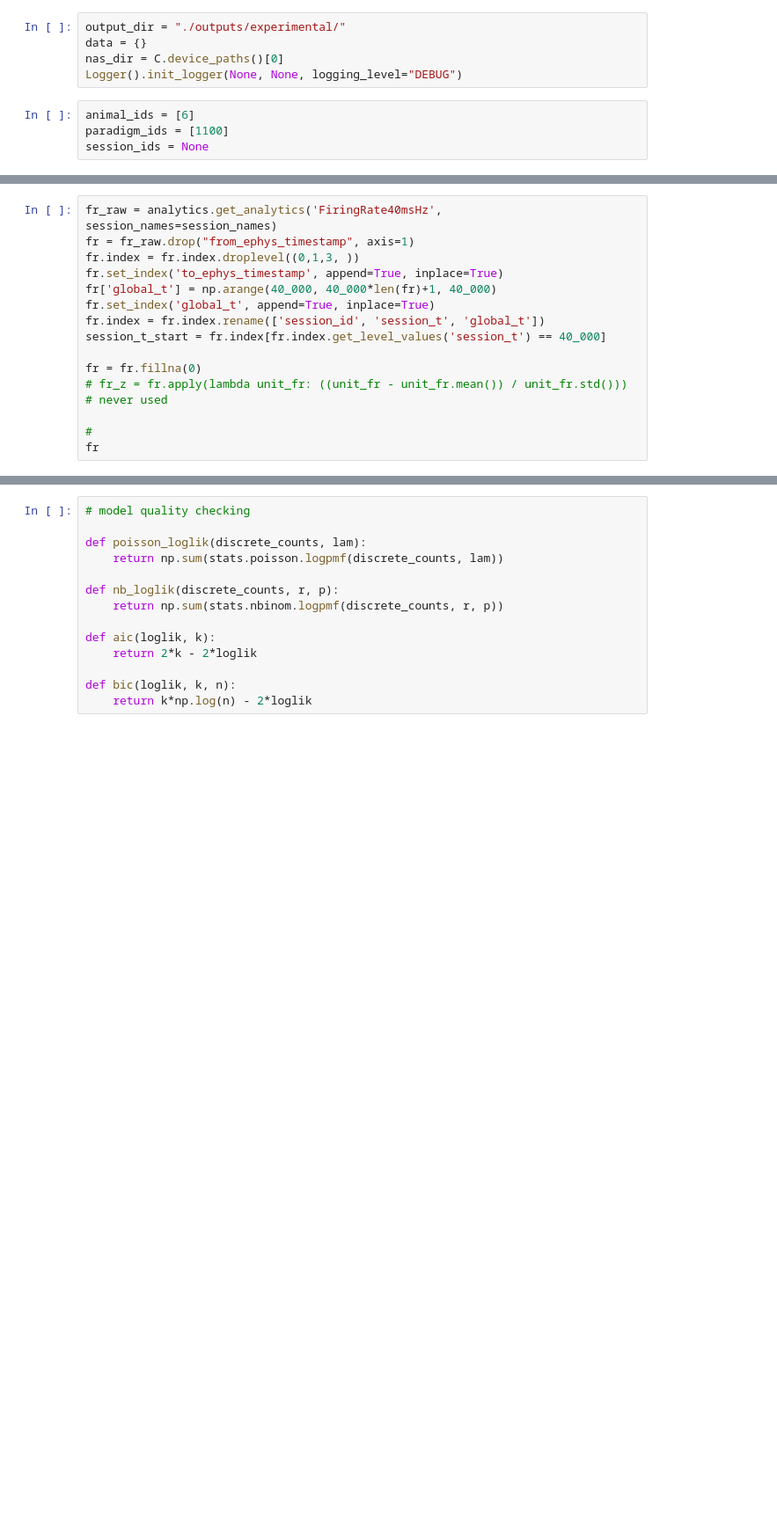
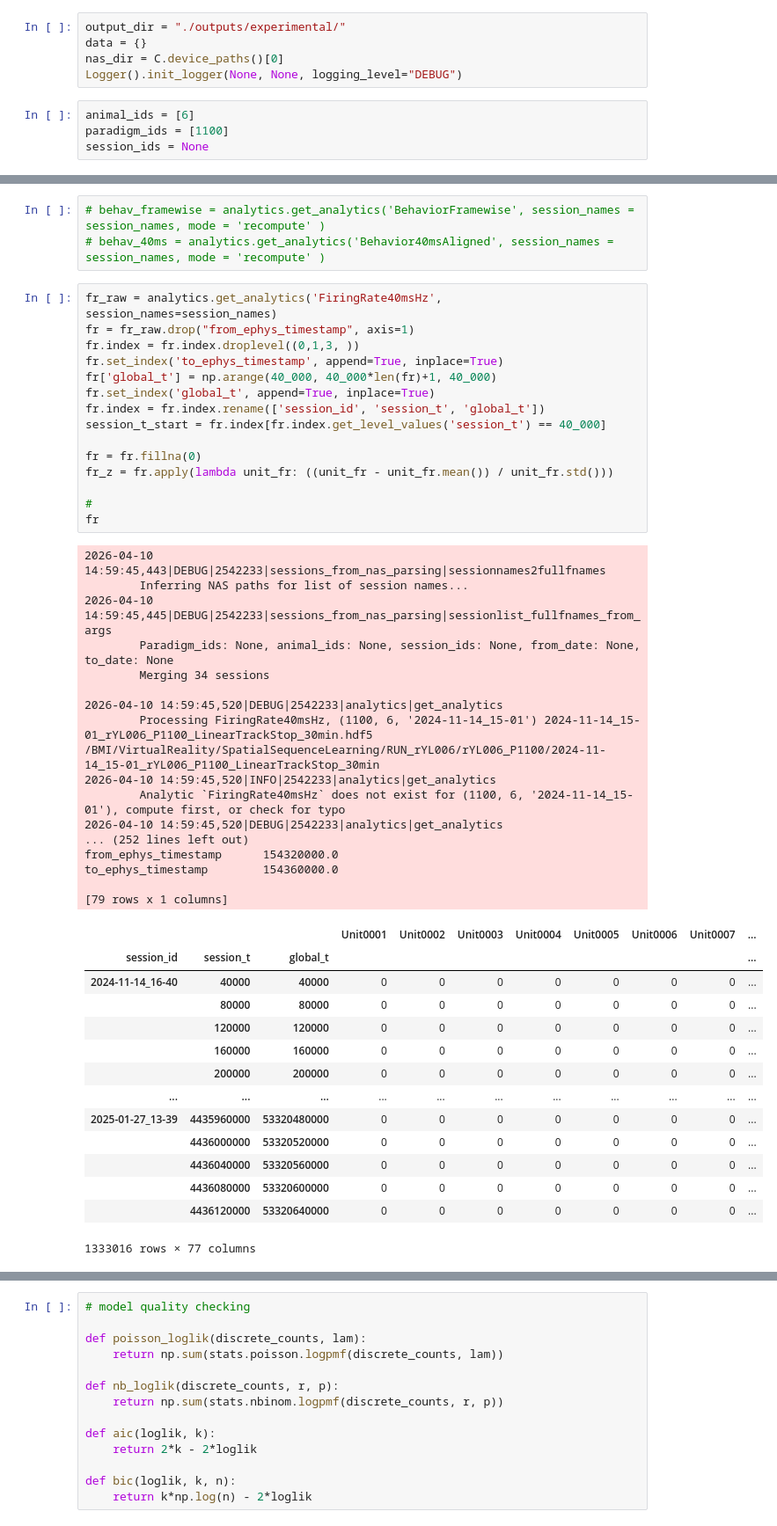
Before and after one commit to LoaloaF/analysisVR, a Jupyter notebook: scripted_plotting/BehaviorEncodingGLM_dev.ipynb, the cells around one changed output, grey strips where cells are left out. Shown at 88% size. Saved outputs shown, nothing was run; the diff lists cells and outputs as text; blank space fills up the shorter version.

```diff
--- a/scripted_plotting/BehaviorEncodingGLM_dev.ipynb
+++ b/scripted_plotting/BehaviorEncodingGLM_dev.ipynb
@@ -40,17 +51,52 @@ session_names = fullfnames2snames(session_dirs)
+# %%
+# behav_framewise = analytics.get_analytics('BehaviorFramewise', session_names = session_names, mode = 'recompute' )
+# behav_40ms = analytics.get_analytics('Behavior40msAligned', session_names = session_names, mode = 'recompute' )
 # %%
 fr_raw = analytics.get_analytics('FiringRate40msHz', session_names=session_names)
 fr = fr_raw.drop("from_ephys_timestamp", axis=1)
 fr.index = fr.index.droplevel((0,1,3, ))
 fr.set_index('to_ephys_timestamp', append=True, inplace=True)
 fr['global_t'] = np.arange(40_000, 40_000*len(fr)+1, 40_000)
 fr.set_index('global_t', append=True, inplace=True)
 fr.index = fr.index.rename(['session_id', 'session_t', 'global_t'])
 session_t_start = fr.index[fr.index.get_level_values('session_t') == 40_000]
 
 fr = fr.fillna(0)
-# fr_z = fr.apply(lambda unit_fr: ((unit_fr - unit_fr.mean()) / unit_fr.std())) # never used
+fr_z = fr.apply(lambda unit_fr: ((unit_fr - unit_fr.mean()) / unit_fr.std()))
 
 #
 fr
+# %% [output]
+2026-04-10 14:59:45,443|DEBUG|2542233|sessions_from_nas_parsing|sessionnames2fullfnames
+        Inferring NAS paths for list of session names...
+2026-04-10 14:59:45,445|DEBUG|2542233|sessions_from_nas_parsing|sessionlist_fullfnames_from_args
+        Paradigm_ids: None, animal_ids: None, session_ids: None, from_date: None, to_date: None
+        Merging 34 sessions
+
+2026-04-10 14:59:45,520|DEBUG|2542233|analytics|get_analytics
+        Processing FiringRate40msHz, (1100, 6, '2024-11-14_15-01') 2024-11-14_15-01_rYL006_P1100_LinearTrackStop_30min.hdf5
+/BMI/VirtualReality/SpatialSequenceLearning/RUN_rYL006/rYL006_P1100/2024-11-14_15-01_rYL006_P1100_LinearTrackStop_30min
+2026-04-10 14:59:45,520|INFO|2542233|analytics|get_analytics
+        Analytic `FiringRate40msHz` does not exist for (1100, 6, '2024-11-14_15-01'), compute first, or check for typo
+2026-04-10 14:59:45,520|DEBUG|2542233|analytics|get_analytics
+... (252 lines left out)
+from_ephys_timestamp      154320000.0
+to_ephys_timestamp        154360000.0
+
+[79 rows x 1 columns]
+|  |  |  | Unit0001 | Unit0002 | Unit0003 | Unit0004 | Unit0005 | Unit0006 | Unit0007 | ... |
+| session_id | session_t | global_t |  |  |  |  |  |  |  | ... |
+| 2024-11-14_16-40 | 40000 | 40000 | 0 | 0 | 0 | 0 | 0 | 0 | 0 | ... |
+|  | 80000 | 80000 | 0 | 0 | 0 | 0 | 0 | 0 | 0 | ... |
+|  | 120000 | 120000 | 0 | 0 | 0 | 0 | 0 | 0 | 0 | ... |
+|  | 160000 | 160000 | 0 | 0 | 0 | 0 | 0 | 0 | 0 | ... |
+|  | 200000 | 200000 | 0 | 0 | 0 | 0 | 0 | 0 | 0 | ... |
+| ... | ... | ... | ... | ... | ... | ... | ... | ... | ... | ... |
+| 2025-01-27_13-39 | 4435960000 | 53320480000 | 0 | 0 | 0 | 0 | 0 | 0 | 0 | ... |
+|  | 4436000000 | 53320520000 | 0 | 0 | 0 | 0 | 0 | 0 | 0 | ... |
+|  | 4436040000 | 53320560000 | 0 | 0 | 0 | 0 | 0 | 0 | 0 | ... |
+|  | 4436080000 | 53320600000 | 0 | 0 | 0 | 0 | 0 | 0 | 0 | ... |
+|  | 4436120000 | 53320640000 | 0 | 0 | 0 | 0 | 0 | 0 | 0 | ... |
+1333016 rows × 77 columns
 # %%
 ensembles = analytics.get_analytics('ConcatenatedEnsambleProj40ms', session_names=session_names)
```
Also changed, not shown: parts of 8 cells of this notebook, 22 other files.
